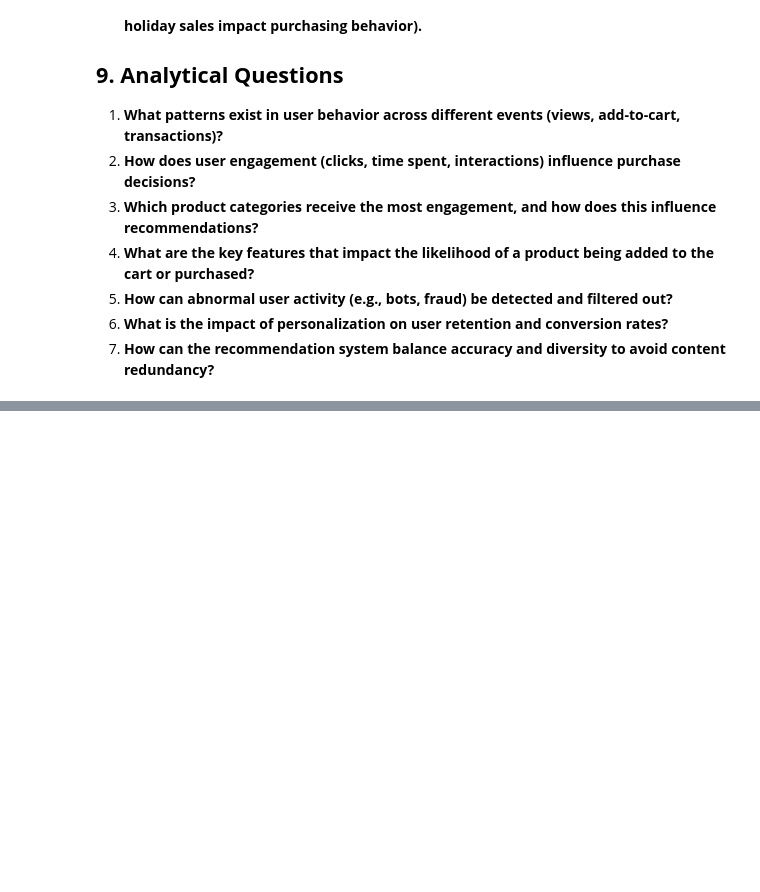
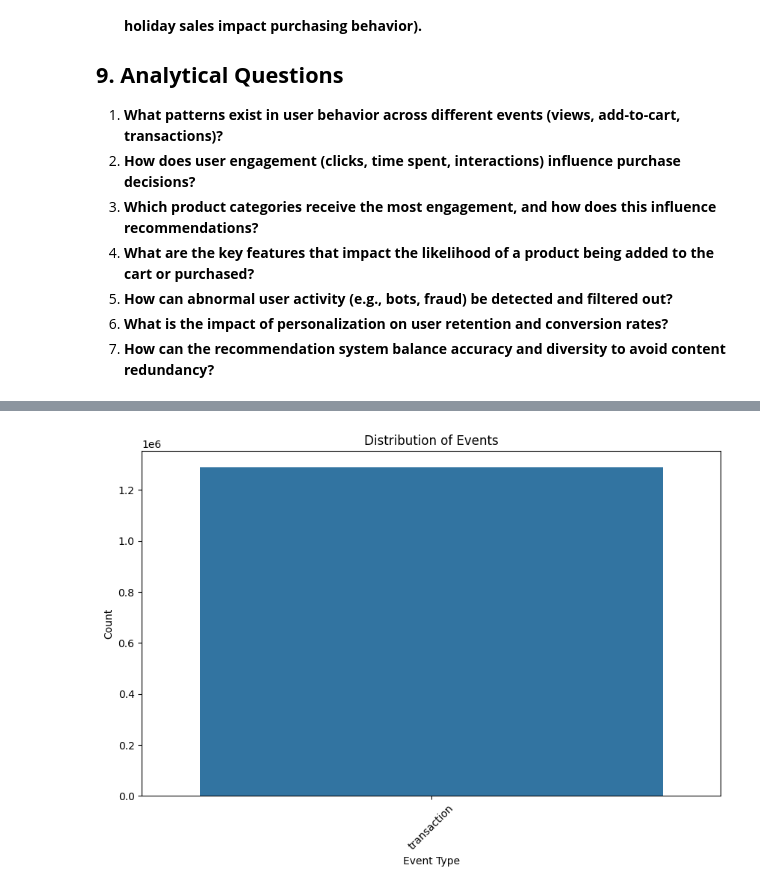
Before and after one commit to Afra233/Recommendation-System-Analysis, a Jupyter notebook: Notebook/Recommendation.ipynb, the cells around one changed output, grey strips where cells are left out. Drawn from its saved outputs; the diff is of its cells as text; code cells hidden in the pictures; blank space fills up the shorter version.

```diff
--- a/Notebook/Recommendation.ipynb
+++ b/Notebook/Recommendation.ipynb
@@ -293,0 +389,11 @@ merged.head(10)
+# %%
+# Event distribution
+plt.figure(figsize=(10, 6))
+sns.countplot(data=dataset, x="event")
+plt.title("Distribution of Events")
+plt.xlabel("Event Type")
+plt.ylabel("Count")
+plt.xticks(rotation=45)
+plt.show()
+# %% [output]
+[figure, added]
```
Also changed, not shown: parts of 34 cells of this notebook.
